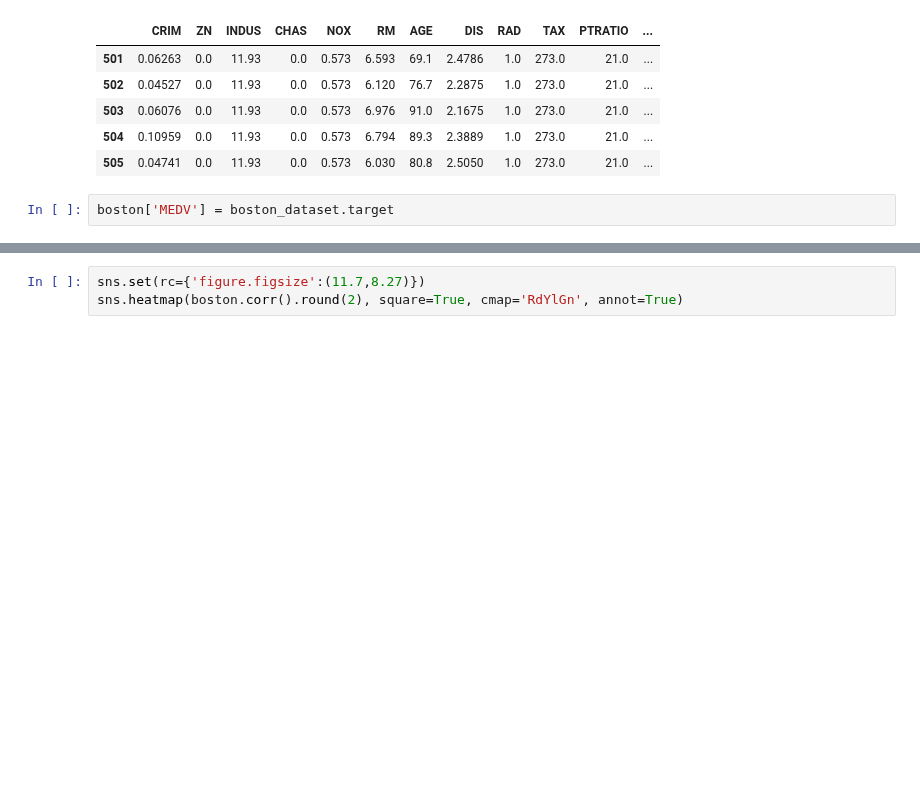
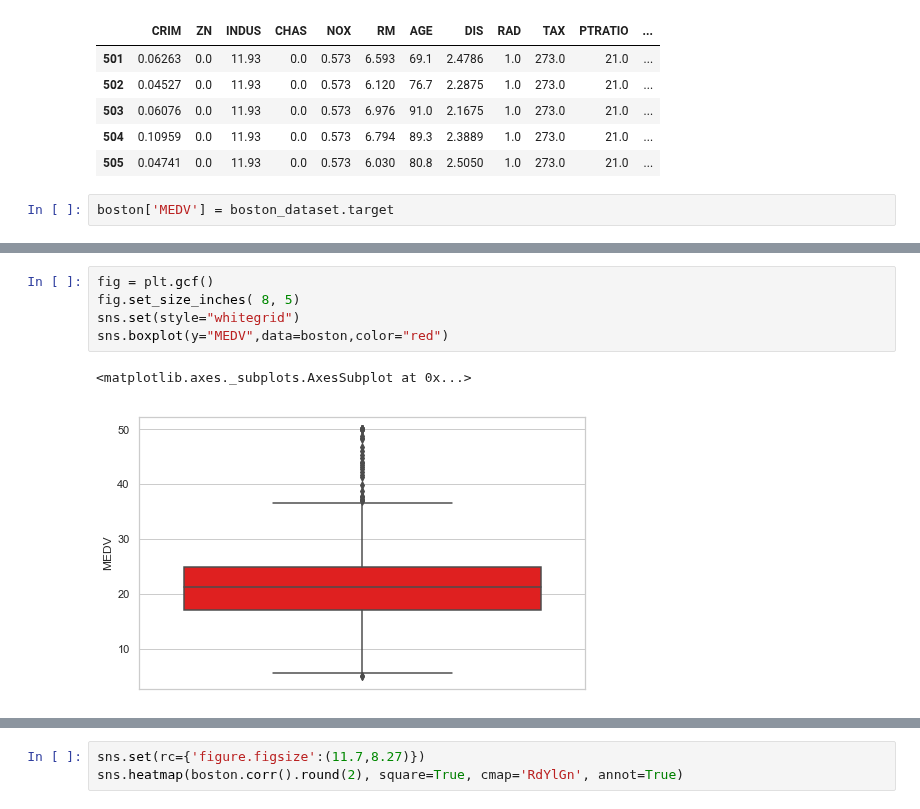
Before and after one commit to donalcarr/Machine-Learning-Assessment-2019, a Jupyter notebook: Machine Learning - Boston Housing Dataset.ipynb, the cells around one changed output, grey strips where cells are left out. Cells and saved outputs as stored; diff of their text form; blank space fills up the shorter version.

```diff
--- a/Machine Learning - Boston Housing Dataset.ipynb
+++ b/Machine Learning - Boston Housing Dataset.ipynb
@@ -36,0 +79,8 @@ boston['MEDV'] = boston_dataset.target
+# %%
+fig = plt.gcf()
+fig.set_size_inches( 8, 5)
+sns.set(style="whitegrid")
+sns.boxplot(y="MEDV",data=boston,color="red")
+# %% [output]
+<matplotlib.axes._subplots.AxesSubplot at 0x...>
+[figure, added]
```
Also changed, not shown: parts of 15 cells of this notebook.
